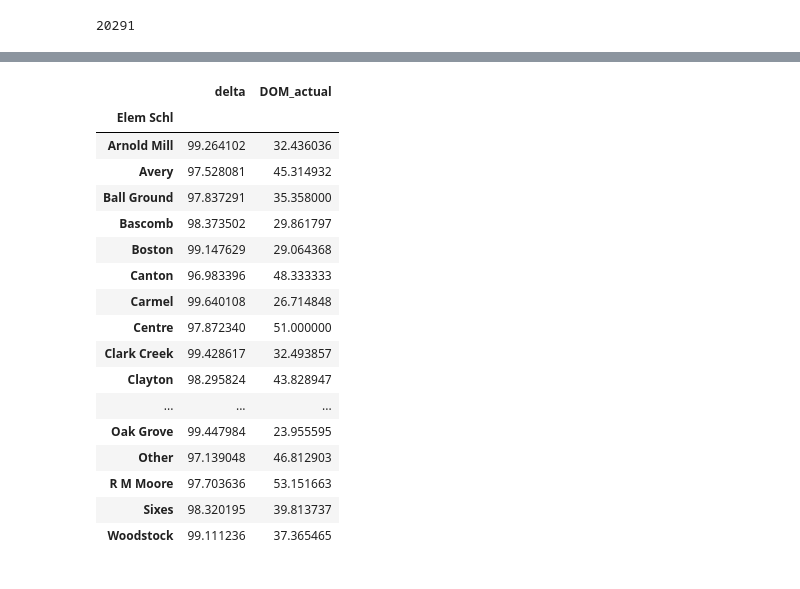
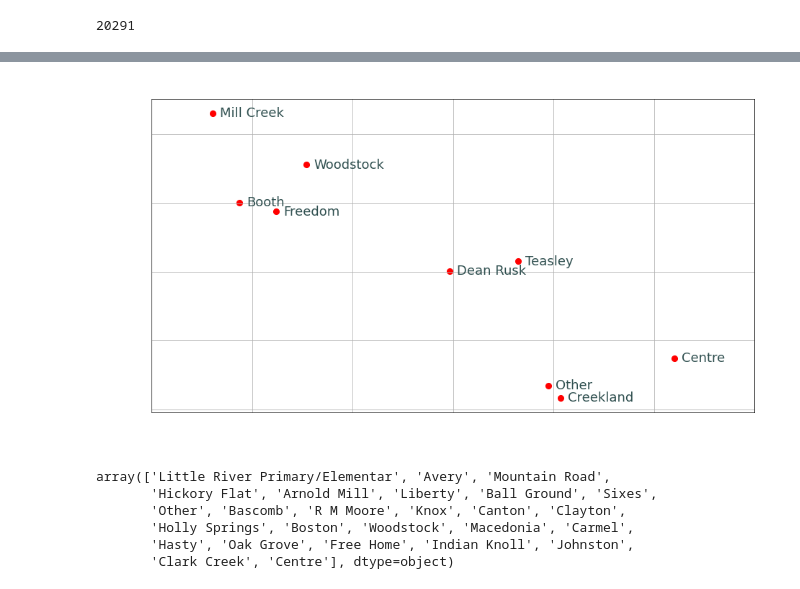
Before and after one commit to wwright21/Project-1---Group-4, a Jupyter notebook: Project1_WW.ipynb, the cells around one changed output, grey strips where cells are left out. Cells and saved outputs as stored; diff of their text form; code cells hidden in the pictures.

```diff
--- a/Project1_WW.ipynb
+++ b/Project1_WW.ipynb
@@ -175,22 +179,37 @@ int4_df.groupby('Middle Schl')[['delta','DOM_actual']].mean()
-# %%
-# Now for the elementary schools
-int4_df.groupby('Elem Schl')[['delta','DOM_actual']].mean()
-# %% [output]
-|  | delta | DOM_actual |
-| Elem Schl |  |  |
-| Arnold Mill | 99.264102 | 32.436036 |
-| Avery | 97.528081 | 45.314932 |
-| Ball Ground | 97.837291 | 35.358000 |
-| Bascomb | 98.373502 | 29.861797 |
-| Boston | 99.147629 | 29.064368 |
-| Canton | 96.983396 | 48.333333 |
-| Carmel | 99.640108 | 26.714848 |
-| Centre | 97.872340 | 51.000000 |
-| Clark Creek | 99.428617 | 32.493857 |
-| Clayton | 98.295824 | 43.828947 |
-| ... | ... | ... |
-| Oak Grove | 99.447984 | 23.955595 |
-| Other | 97.139048 | 46.812903 |
-| R M Moore | 97.703636 | 53.151663 |
-| Sixes | 98.320195 | 39.813737 |
-| Woodstock | 99.111236 | 37.365465 |
+# %%
+# How 'bout middle schools?
+mean_DOM = clean_df.groupby('Middle Schl')['DOM_actual'].mean()
+mean_delta = clean_df.groupby('Middle Schl')['delta'].mean()
+
+ms_df = pd.DataFrame(
+    {"Avg. DOM":mean_DOM,
+    "Avg. Delta":mean_delta
+    }
+)
+
+ax2 = ms_df.plot.scatter(x='Avg. DOM', y='Avg. Delta',c='red',grid=True,figsize=(15,8),s=65)
+ax2.set_xlabel('Avg. Days on Market', fontdict = {'fontsize':20,'color':'white'})
+ax2.set_ylabel('Sales Price as % of List Price', fontdict = {'fontsize':20,'color':'white'})
+ax2.tick_params(axis='x',colors='white',labelsize=18)
+ax2.tick_params(axis='y',colors='white',labelsize=18)
+ax2.set_title('Days on Market vs. Sales/List % for Area Middle Schools',
+             fontdict = {'fontsize':22,'color':'white'})
+ax2.set_xlim(25,55)
+
+for k, v in ms_df.iterrows():
+    ax2.annotate(k, v,
+                xytext=(10,-5), textcoords='offset points',
+                family='sans-serif', fontsize=18, color='darkslategrey')
+
+# clean_df['Middle Schl'].unique()
+# %% [output]
+[figure, added]
+# %%
+clean_df['Elem Schl'].unique()
+# %% [output]
+array(['Little River Primary/Elementar', 'Avery', 'Mountain Road',
+       'Hickory Flat', 'Arnold Mill', 'Liberty', 'Ball Ground', 'Sixes',
+       'Other', 'Bascomb', 'R M Moore', 'Knox', 'Canton', 'Clayton',
+       'Holly Springs', 'Boston', 'Woodstock', 'Macedonia', 'Carmel',
+       'Hasty', 'Oak Grove', 'Free Home', 'Indian Knoll', 'Johnston',
+       'Clark Creek', 'Centre'], dtype=object)
```
Also changed, not shown: parts of 6 cells of this notebook.
